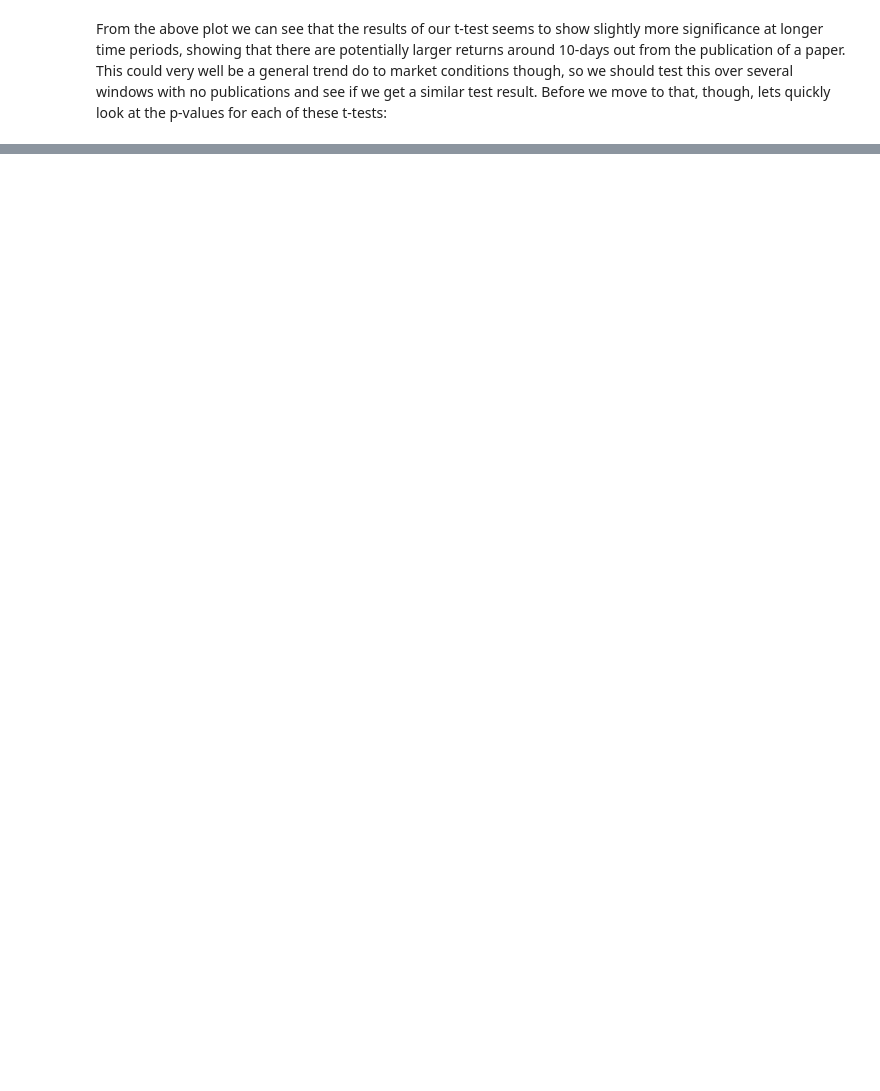
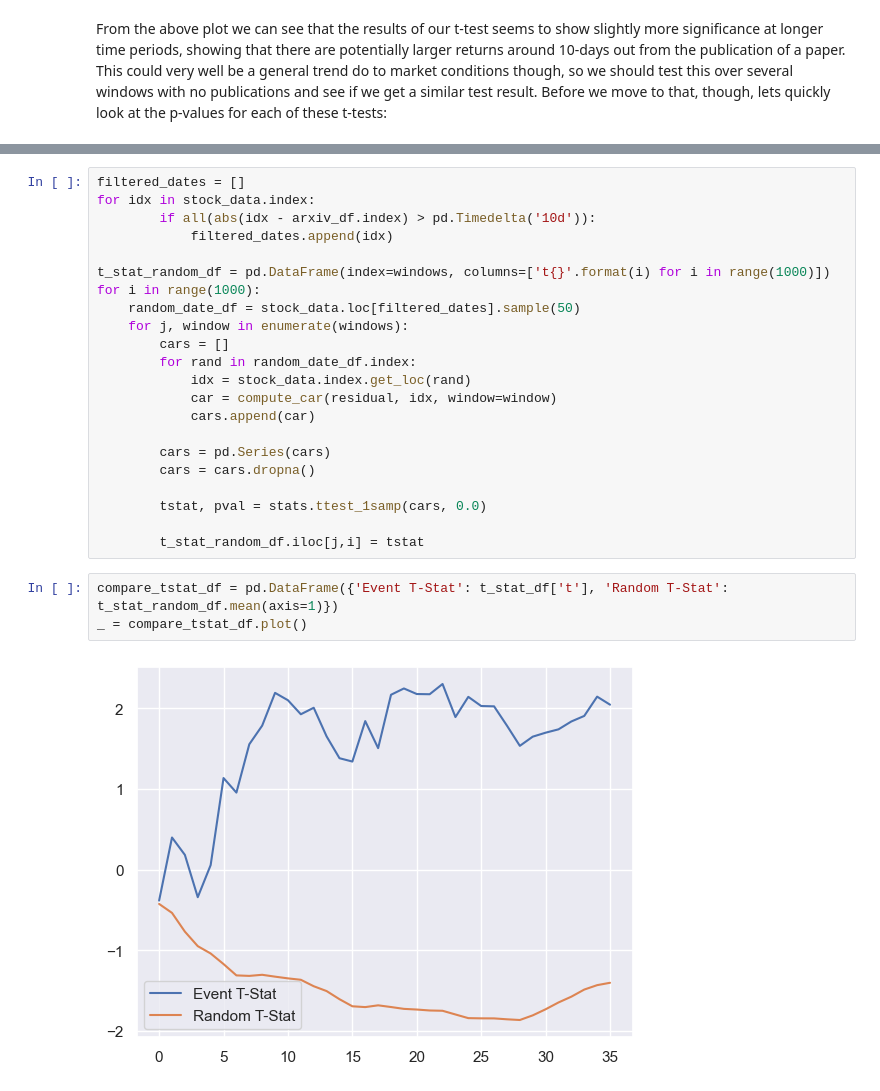
Before and after one commit to will-friend/QuantumSignalResearch, a Jupyter notebook: notebooks/02_IonQ_Rolling_Regression.ipynb, the cells around one changed output, grey strips where cells are left out. Saved outputs shown, nothing was run; the diff lists cells and outputs as text; blank space fills up the shorter version.

Commit message:
corrected code in 01 notebook, and nearly complete (with random test statistics for comparison) 02 notebook commit

```diff
--- a/notebooks/02_IonQ_Rolling_Regression.ipynb
+++ b/notebooks/02_IonQ_Rolling_Regression.ipynb
@@ -114,0 +121,27 @@ _ = plt.legend()
+# %%
+filtered_dates = []
+for idx in stock_data.index:
+        if all(abs(idx - arxiv_df.index) > pd.Timedelta('10d')):
+            filtered_dates.append(idx)
+
+t_stat_random_df = pd.DataFrame(index=windows, columns=['t{}'.format(i) for i in range(1000)])
+for i in range(1000):
+    random_date_df = stock_data.loc[filtered_dates].sample(50)
+    for j, window in enumerate(windows):
+        cars = []
+        for rand in random_date_df.index:
+            idx = stock_data.index.get_loc(rand)
+            car = compute_car(residual, idx, window=window)
+            cars.append(car)
+
+        cars = pd.Series(cars)
+        cars = cars.dropna()
+
+        tstat, pval = stats.ttest_1samp(cars, 0.0)
+
+        t_stat_random_df.iloc[j,i] = tstat
+# %%
+compare_tstat_df = pd.DataFrame({'Event T-Stat': t_stat_df['t'], 'Random T-Stat': t_stat_random_df.mean(axis=1)})
+_ = compare_tstat_df.plot()
+# %% [output]
+[figure, added]
```
Also changed, not shown: parts of 6 cells of this notebook, 3 other files.
